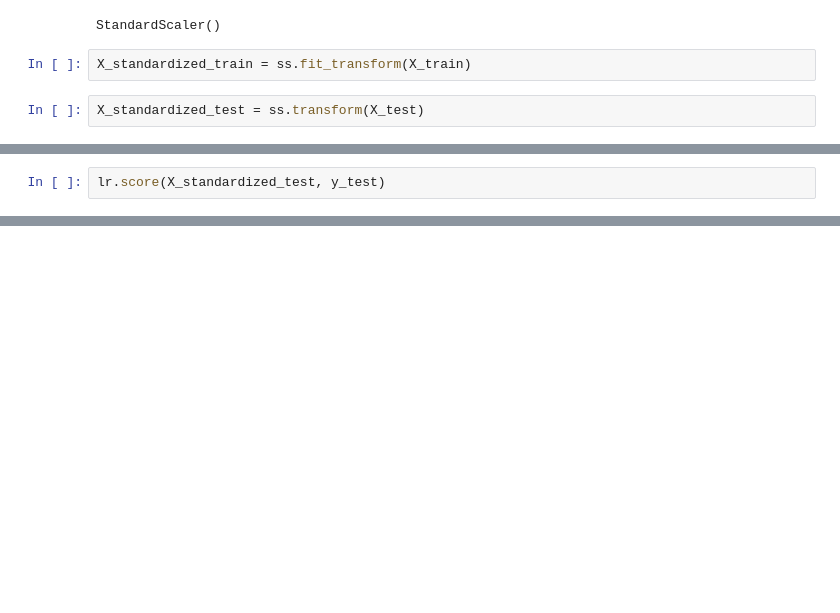
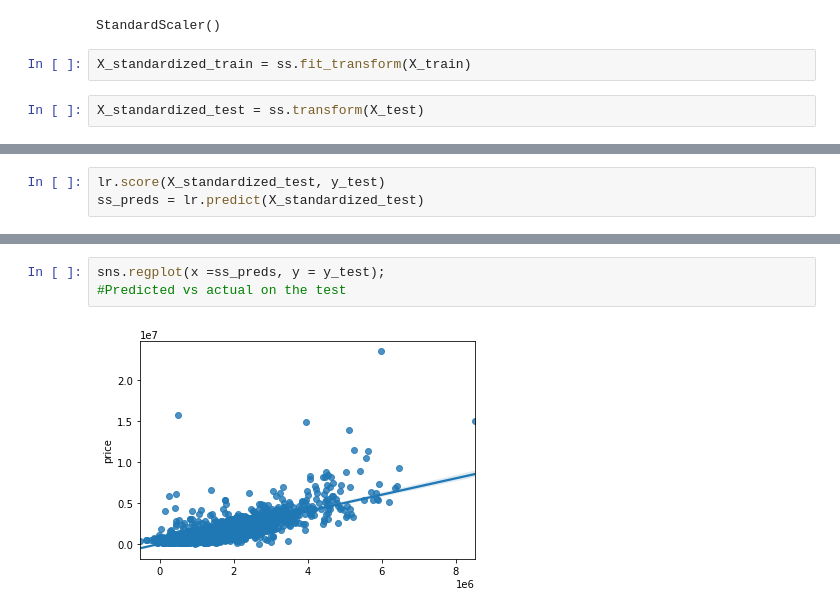
Before and after one commit to ewestrich/King-County-House-Sales, a Jupyter notebook: Daniel/project 2 .ipynb, the cells around one changed output, grey strips where cells are left out. Saved outputs shown, nothing was run; the diff lists cells and outputs as text; blank space fills up the shorter version.

```diff
--- a/Daniel/project 2 .ipynb
+++ b/Daniel/project 2 .ipynb
@@ -397,2 +301,3 @@ lr.score(X_standardized_train, y_train)
 # %%
 lr.score(X_standardized_test, y_test)
+ss_preds = lr.predict(X_standardized_test)
@@ -412,0 +365,5 @@ ValueError: Pandas data cast to numpy dtype of object. Check input data with np.
+# %%
+sns.regplot(x =ss_preds, y = y_test);
+#Predicted vs actual on the test
+# %% [output]
+[figure, added]
```
Also changed, not shown: parts of 13 cells of this notebook.
